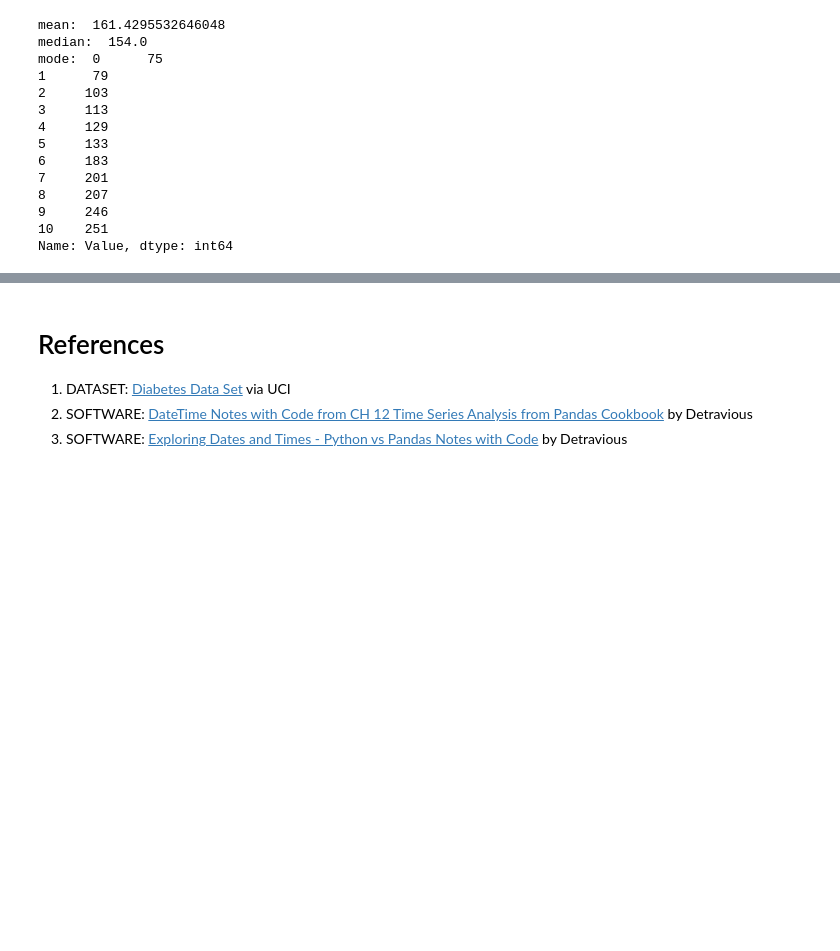
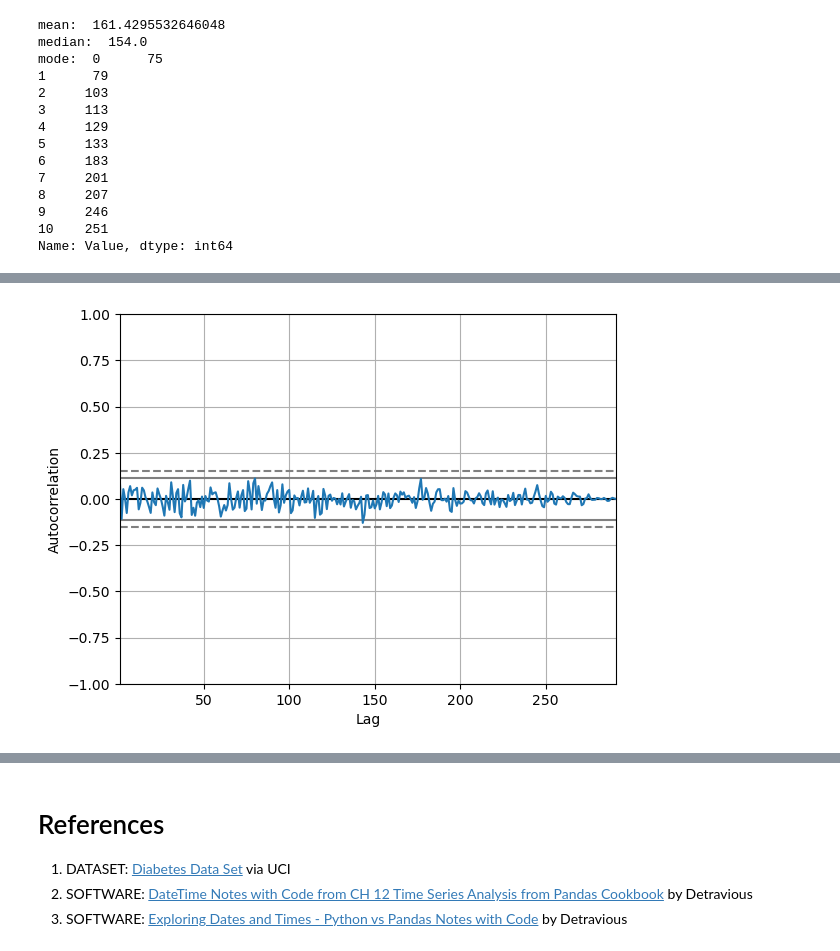
Before and after one commit to Brinkley97/blood_glucose_prediction, a Jupyter notebook: play/irvineDiabetesDataset.ipynb, the cells around one changed output, grey strips where cells are left out. Drawn from its saved outputs; the diff is of its cells as text; code cells hidden in the pictures; blank space fills up the shorter version.

```diff
--- a/play/irvineDiabetesDataset.ipynb
+++ b/play/irvineDiabetesDataset.ipynb
@@ -193,0 +214,4 @@ plt.show()
+# %%
+pre_post_meals_autocorrelation = pd.plotting.autocorrelation_plot(pre_post_meals_df['Value'])
+# %% [output]
+[figure, added]
```
Also changed, not shown: parts of 4 cells of this notebook.
